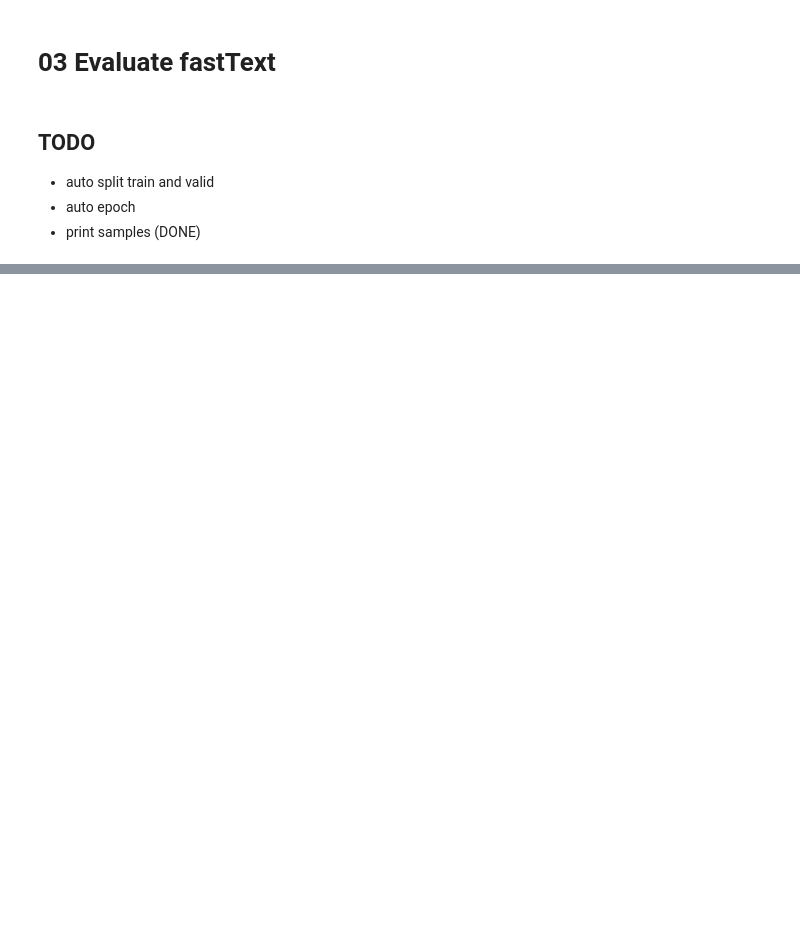
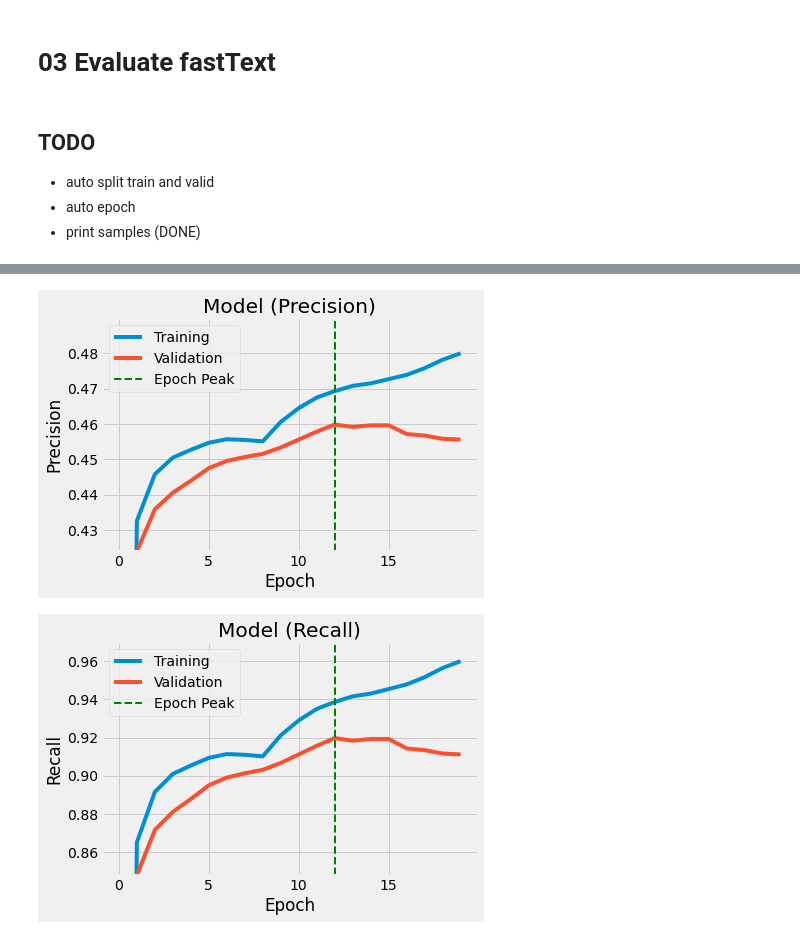
Before and after one commit to Kofoedsan/Python-TrustpilotPredict, a Jupyter notebook: 03_evaluate_fasttext.ipynb, the cells around one changed output, grey strips where cells are left out. Cells and saved outputs as stored; diff of their text form; code cells hidden in the pictures; blank space fills up the shorter version.

```diff
--- a/03_evaluate_fasttext.ipynb
+++ b/03_evaluate_fasttext.ipynb
@@ -113,0 +114,6 @@ Epoch    Prec. Recall  |  Prec. Recall
+# %%
+model_plot('Precision', 1, mt[0], mt[1], mt[2])
+model_plot('Recall', 2, mt[0], mt[1], mt[2])
+# %% [output]
+[figure, added]
+[figure, added]
```
Also changed, not shown: parts of 2 cells of this notebook, 1 other file.
